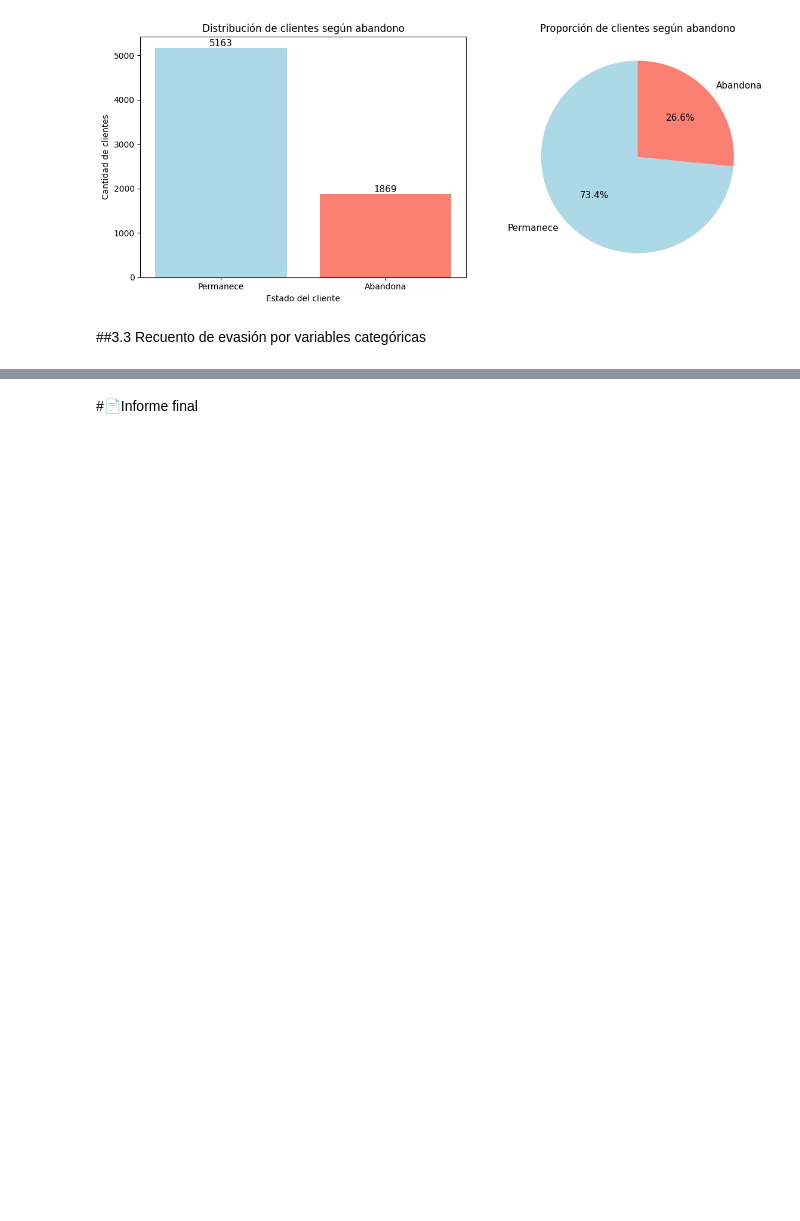
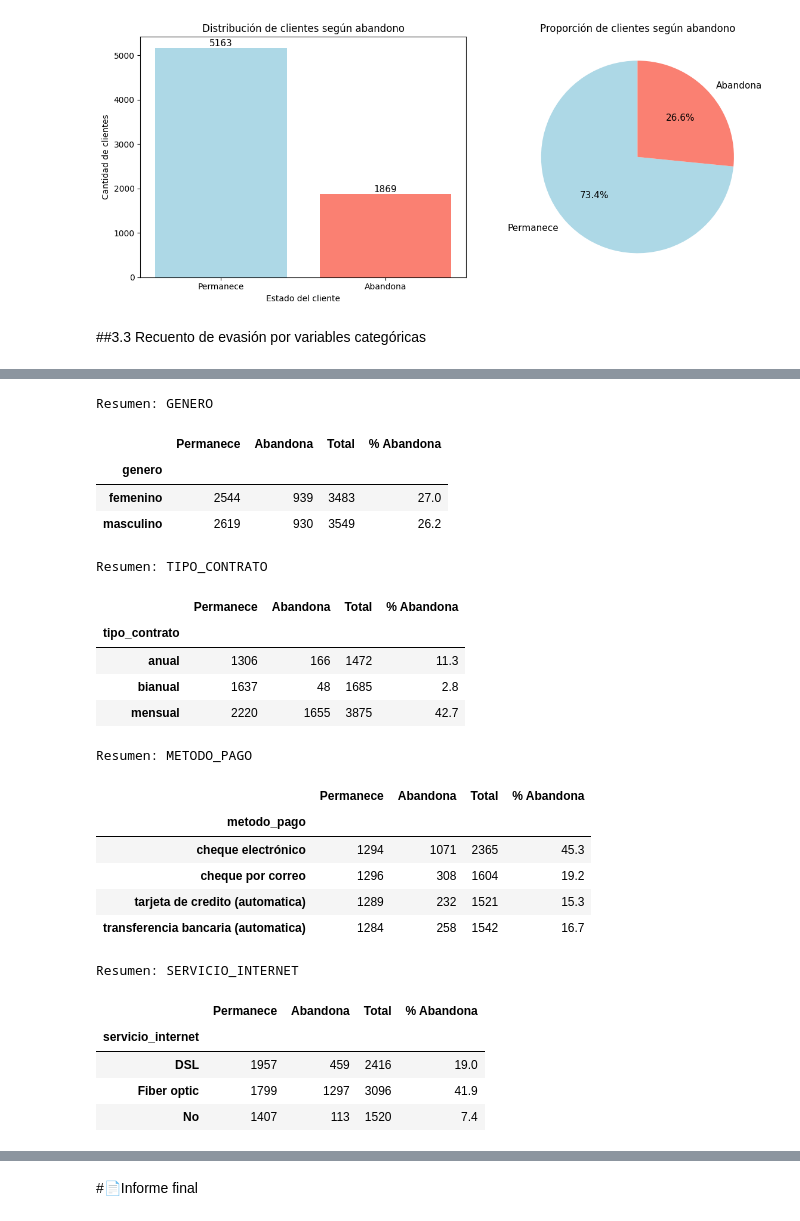
Before and after one commit to Tora0407/Challenge-TelecomX-Fase1, a Jupyter notebook: TelecomX_LATAM.ipynb, the cells around one changed output, grey strips where cells are left out. Cells and saved outputs as stored; diff of their text form; code cells hidden in the pictures; blank space fills up the shorter version.

```diff
--- a/TelecomX_LATAM.ipynb
+++ b/TelecomX_LATAM.ipynb
@@ -563,0 +617,43 @@ plt.show()
+# %%
+# Diccionario para guardar las tablas
+summary_tables = {}
+
+for var in categorical_vars:
+    # Conteo absoluto
+    counts = df.groupby([var, "abandono"]).size().unstack(fill_value=0)
+    counts.columns = ["Permanece", "Abandona"]
+
+    # Calcular porcentaje de abandono
+    counts["Total"] = counts["Permanece"] + counts["Abandona"]
+    counts["% Abandona"] = (counts["Abandona"] / counts["Total"] * 100).round(1)
+
+    # Guardar en diccionario
+    summary_tables[var] = counts
+
+    print(f"\nResumen: {var.upper()}")
+    display(counts)
+# %% [output]
+Resumen: GENERO
+|  | Permanece | Abandona | Total | % Abandona |
+| genero |  |  |  |  |
+| femenino | 2544 | 939 | 3483 | 27.0 |
+| masculino | 2619 | 930 | 3549 | 26.2 |
+Resumen: TIPO_CONTRATO
+|  | Permanece | Abandona | Total | % Abandona |
+| tipo_contrato |  |  |  |  |
+| anual | 1306 | 166 | 1472 | 11.3 |
+| bianual | 1637 | 48 | 1685 | 2.8 |
+| mensual | 2220 | 1655 | 3875 | 42.7 |
+Resumen: METODO_PAGO
+|  | Permanece | Abandona | Total | % Abandona |
+| metodo_pago |  |  |  |  |
+| cheque electrónico | 1294 | 1071 | 2365 | 45.3 |
+| cheque por correo | 1296 | 308 | 1604 | 19.2 |
+| tarjeta de credito (automatica) | 1289 | 232 | 1521 | 15.3 |
+| transferencia bancaria (automatica) | 1284 | 258 | 1542 | 16.7 |
+Resumen: SERVICIO_INTERNET
+|  | Permanece | Abandona | Total | % Abandona |
+| servicio_internet |  |  |  |  |
+| DSL | 1957 | 459 | 2416 | 19.0 |
+| Fiber optic | 1799 | 1297 | 3096 | 41.9 |
+| No | 1407 | 113 | 1520 | 7.4 |
```
Also changed, not shown: parts of 11 cells of this notebook.
